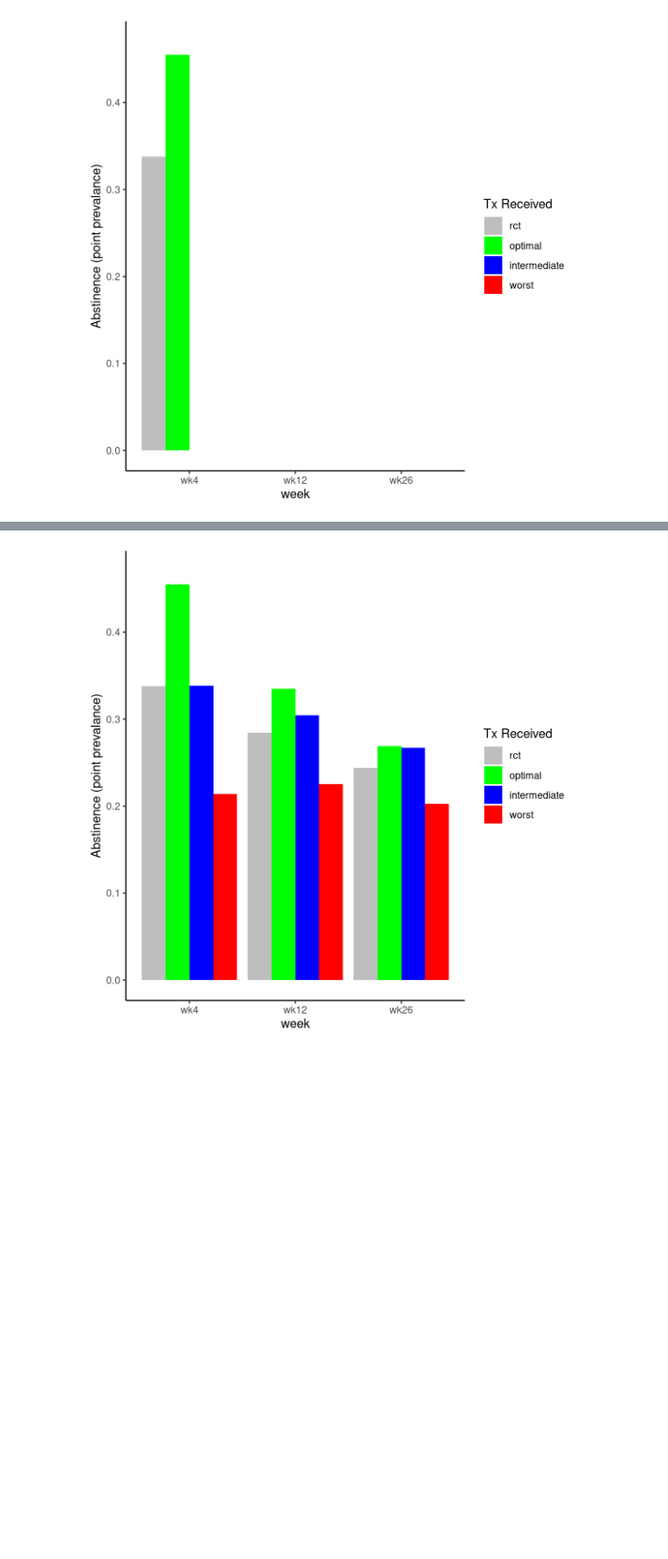
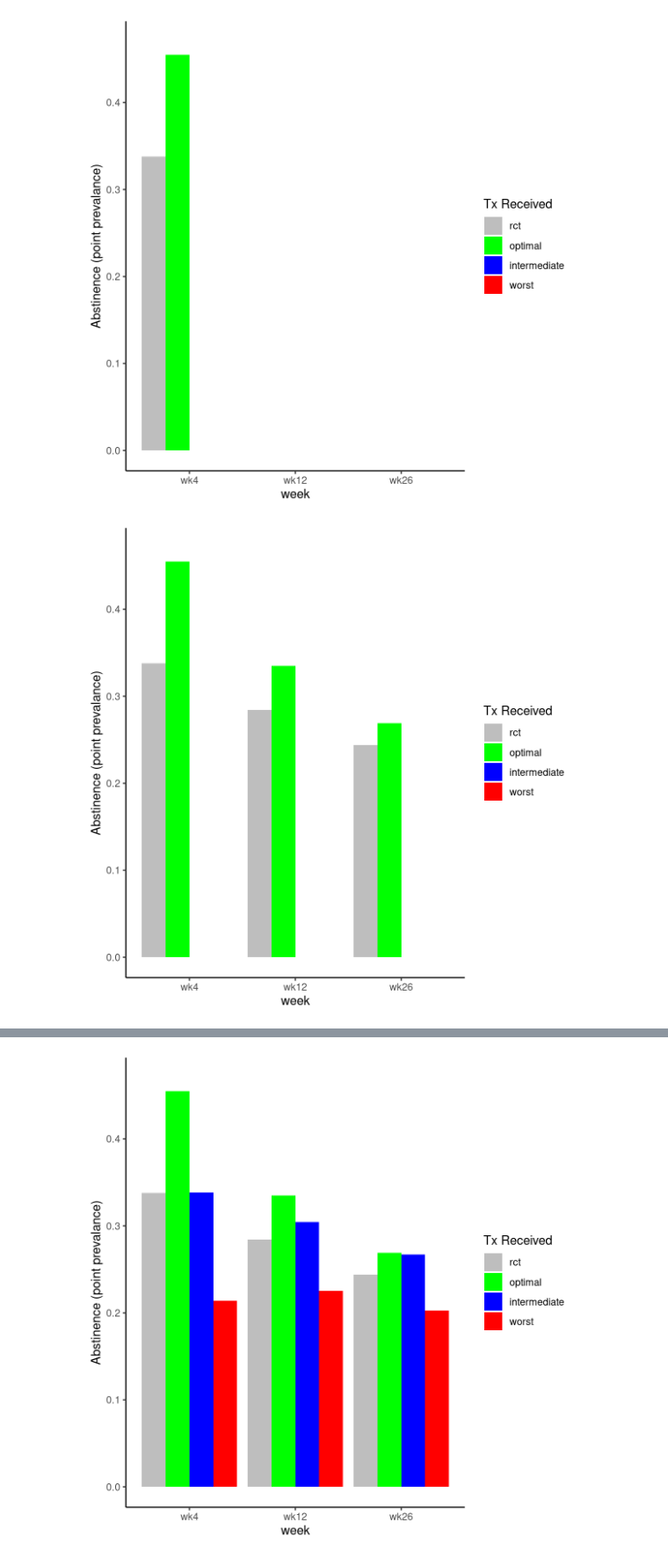
Before and after one commit to jjcurtin/slide_decks, a Jupyter notebook: notebooks/match_figs.embed.ipynb, the cells around one changed output, grey strips where cells are left out. Shown: that part at 88% size. Drawn from its saved outputs; the diff is of its cells as text; code cells hidden in the pictures; blank space fills up the shorter version.

```diff
--- a/notebooks/match_figs.embed.ipynb
+++ b/notebooks/match_figs.embed.ipynb
@@ -152,4 +152,16 @@ d_rank |>
   plot_outcomes()
 # %% [output]
 [figure]
+# %%
+#| label: fig-tx_week_3
+#| fig-cap: "Abstince Rate over Time by Tx Received"
+#| fig-height: 6
+#| fig-width: 6
+
+d_rank |>
+  bind_rows(d_week) |>
+  mutate(outcome = if_else(tx == "rct" | tx == "optimal", outcome, 0)) |>
+  plot_outcomes()
+# %% [output]
+[figure, added]
 # %%
```
Also changed, not shown: parts of 2 cells of this notebook, 16 other files.
